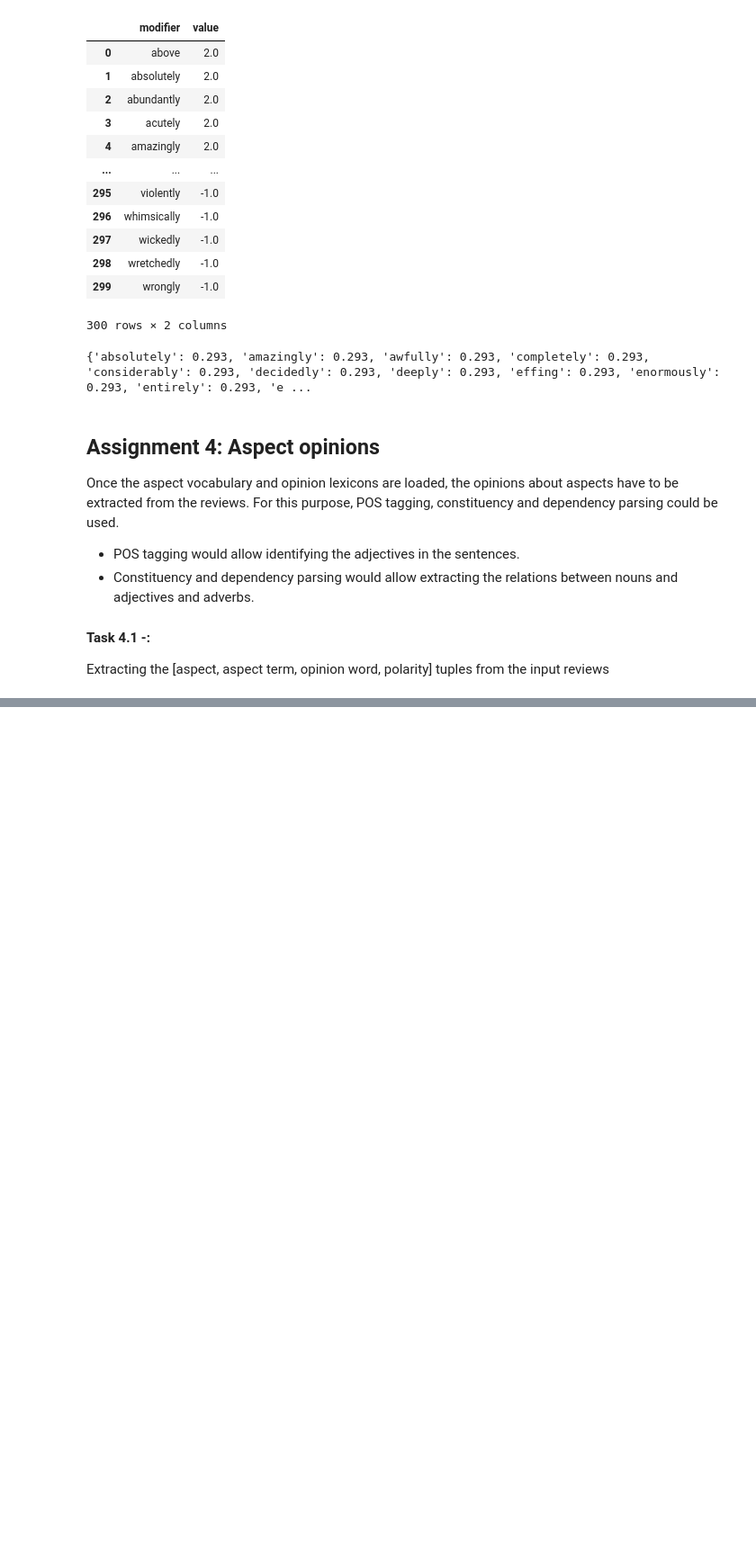
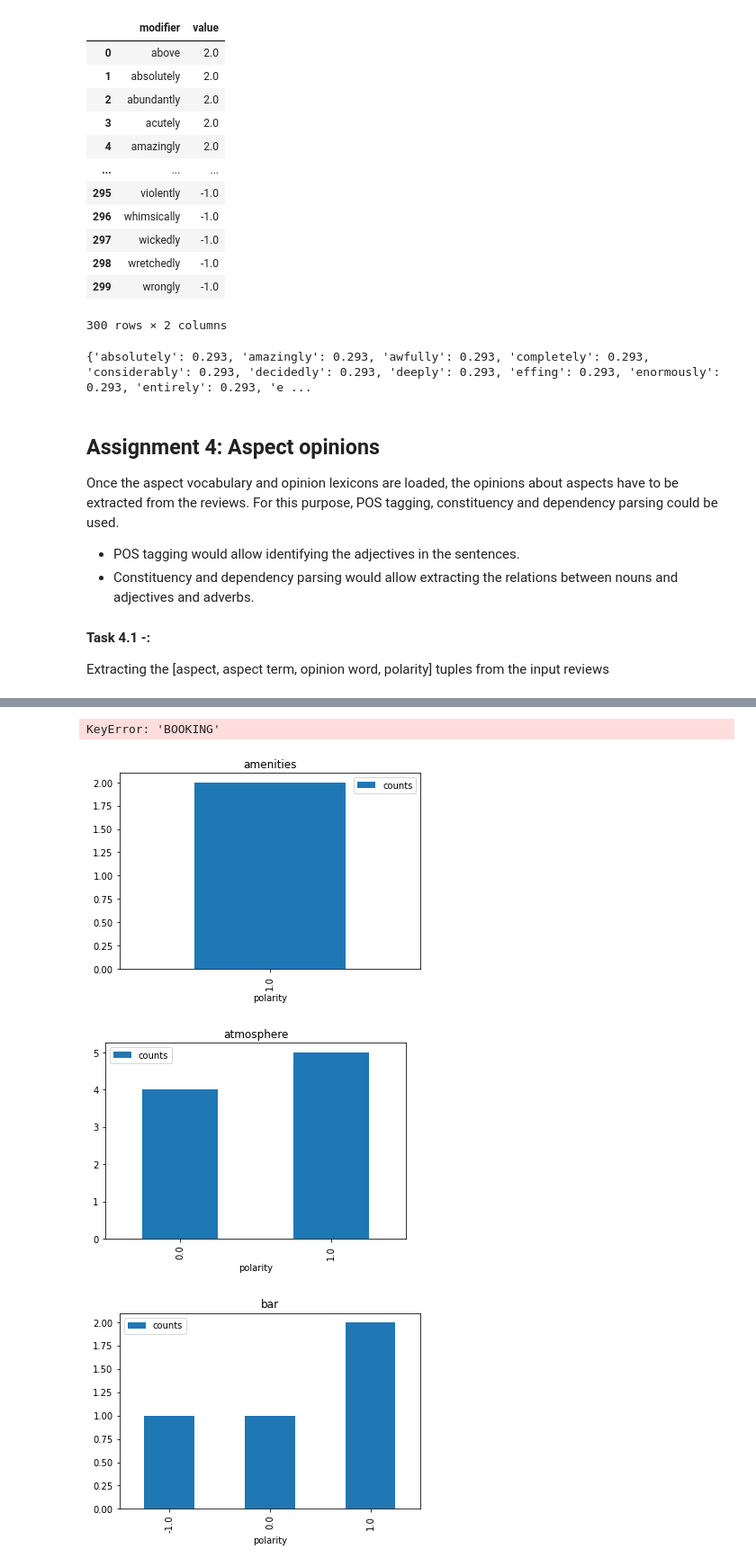
Before and after one commit to glorelvalle/mucd-mg, a Jupyter notebook: pln/p1.ipynb, the cells around one changed output, grey strips where cells are left out. Shown at 90% size. Drawn from its saved outputs; the diff is of its cells as text; code cells hidden in the pictures; blank space fills up the shorter version.

```diff
--- a/pln/p1.ipynb
+++ b/pln/p1.ipynb
@@ -613,0 +523,3 @@ for s in [sentences[0]]:
+# %%
+aspect = 'BAR'
+total_data[total_data['aspect']==aspect].rename_axis('review_id')
@@ -613,0 +592,3 @@ for s in [sentences[0]]:
+# %%
+df_aspect_polarity = total_data.groupby(['aspect','polarity']).size().reset_index(name='counts').set_index(['aspect','polarity'])
+df_aspect_polarity
@@ -613,0 +610,8 @@ for s in [sentences[0]]:
+# %%
+for aspect in aspects_hotels:
+    df_aspect_polarity.loc[aspect.upper()].plot.bar(title=aspect)
+# %% [output]
+KeyError: 'BOOKING'
+[figure, added]
+[figure, added]
+[figure, added]
```
Also changed, not shown: parts of 23 cells of this notebook.
